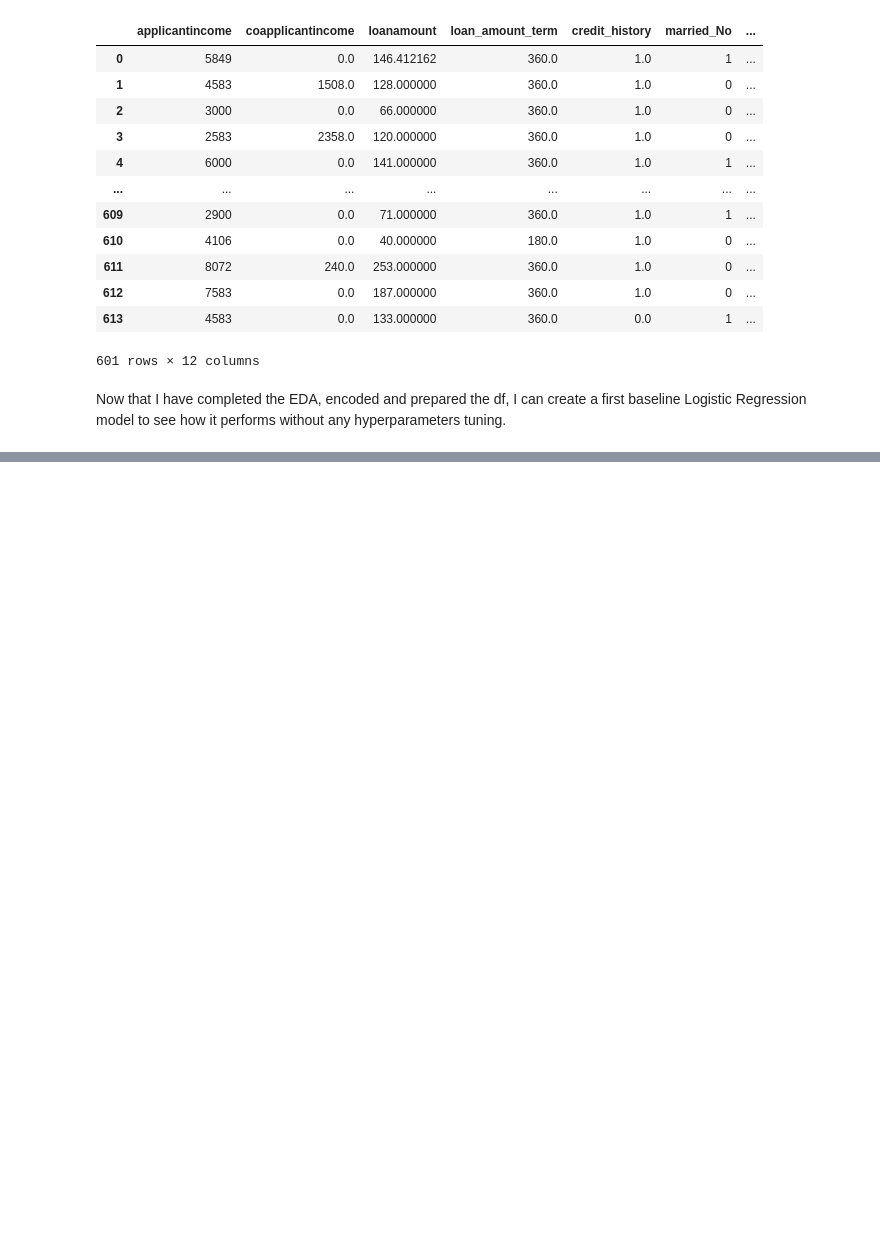
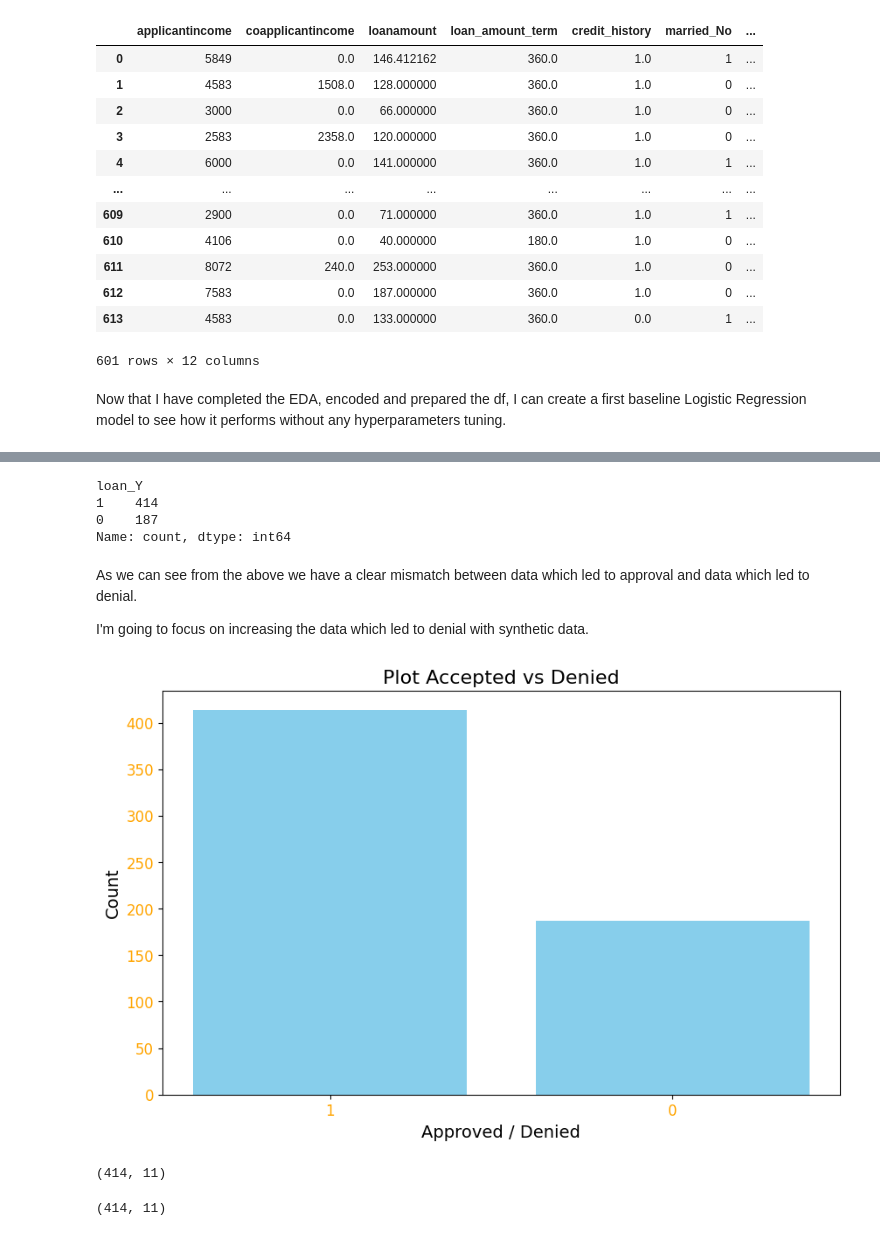
Before and after one commit to MC993/home_loan_approval, a Jupyter notebook: home_loan_notebook.ipynb, the cells around one changed output, grey strips where cells are left out. Cells and saved outputs as stored; diff of their text form; code cells hidden in the pictures; blank space fills up the shorter version.

```diff
--- a/home_loan_notebook.ipynb
+++ b/home_loan_notebook.ipynb
@@ -484,0 +549,44 @@ ModuleNotFoundError: No module named 'sklearn'
+# %%
+loan_y_n_frequency = train['loan_Y'].value_counts()
+loan_y_n_frequency
+# %% [output]
+loan_Y
+1    414
+0    187
+Name: count, dtype: int64
+# %% [markdown]
+As we can see from the above we have a clear mismatch between data which led to approval and data which led to denial.
+
+I'm going to focus on increasing the data which led to denial with synthetic data.
+# %%
+#plotting mismatch between approved and denied in the train data
+
+bars = loan_y_n_frequency.index
+height = loan_y_n_frequency.values
+x_pos = range(len(bars))
+
+plt.figure(figsize=(10, 6))
+plt.bar(x_pos, height, color='skyblue')
+
+plt.xticks(x_pos, bars, color='orange', fontsize=12)
+plt.yticks(color='orange', fontsize=12)
+plt.xlabel('Approved / Denied', fontsize=14)
+plt.ylabel('Count', fontsize=14)
+plt.title('Plot Accepted vs Denied', fontsize=16)
+
+plt.show()
+# %% [output]
+[figure, added]
+# %%
+from sklearn.utils import resample
+
+no_approval = train[train['loan_Y']==0]
+approval  = train[train['loan_Y']==1]
+
+oversampled_no_approval = resample(no_approval, replace=True, n_samples=len(approval), random_state=42)  # Reproducible results
+
+display(approval.shape)
+display(oversampled_no_approval.shape)
+# %% [output]
+(414, 11)
+(414, 11)
```
Also changed, not shown: parts of 9 cells of this notebook.
